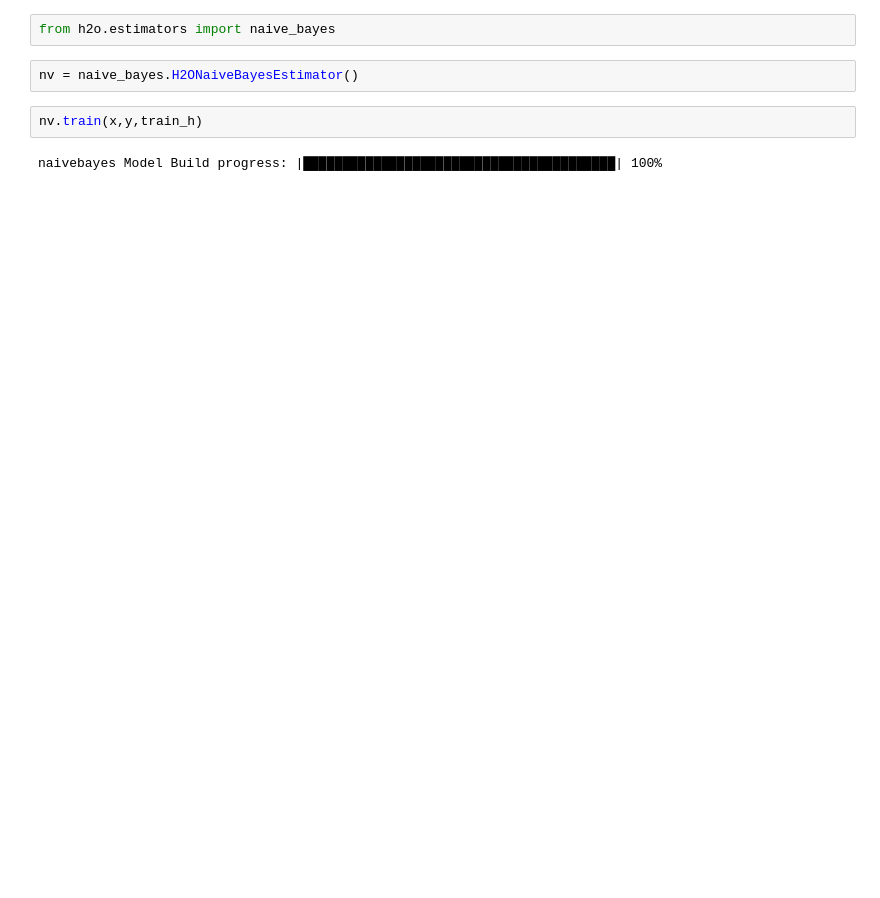
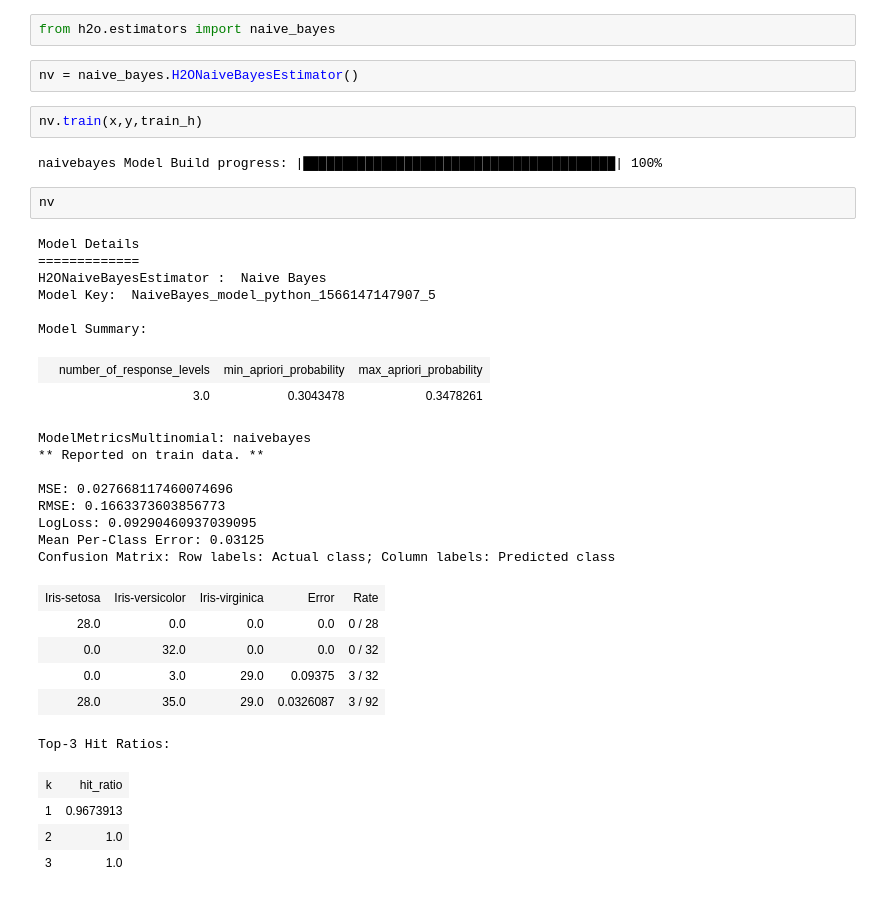
Before and after one commit to tanviredu/h20, a Jupyter notebook: python/Iris_h20.ipynb, the cells around one changed output. Drawn from its saved outputs; the diff is of its cells as text; blank space fills up the shorter version.

```diff
--- a/python/Iris_h20.ipynb
+++ b/python/Iris_h20.ipynb
@@ -1131,3 +1131,32 @@ nv = naive_bayes.H2ONaiveBayesEstimator()
 nv.train(x,y,train_h)
 # %% [output]
 naivebayes Model Build progress: |████████████████████████████████████████| 100%
+# %%
+nv
+# %% [output]
+Model Details
+=============
+H2ONaiveBayesEstimator :  Naive Bayes
+Model Key:  NaiveBayes_model_python_1566147147907_5
+
+Model Summary:
+|  | number_of_response_levels | min_apriori_probability | max_apriori_probability |
+|  | 3.0 | 0.3043478 | 0.3478261 |
+ModelMetricsMultinomial: naivebayes
+** Reported on train data. **
+
+MSE: 0.027668117460074696
+RMSE: 0.1663373603856773
+LogLoss: 0.09290460937039095
+Mean Per-Class Error: 0.03125
+Confusion Matrix: Row labels: Actual class; Column labels: Predicted class
+| Iris-setosa | Iris-versicolor | Iris-virginica | Error | Rate |
+| 28.0 | 0.0 | 0.0 | 0.0 | 0 / 28 |
+| 0.0 | 32.0 | 0.0 | 0.0 | 0 / 32 |
+| 0.0 | 3.0 | 29.0 | 0.09375 | 3 / 32 |
+| 28.0 | 35.0 | 29.0 | 0.0326087 | 3 / 92 |
+Top-3 Hit Ratios:
+| k | hit_ratio |
+| 1 | 0.9673913 |
+| 2 | 1.0 |
+| 3 | 1.0 |
```
Also changed, not shown: parts of 33 cells of this notebook.
